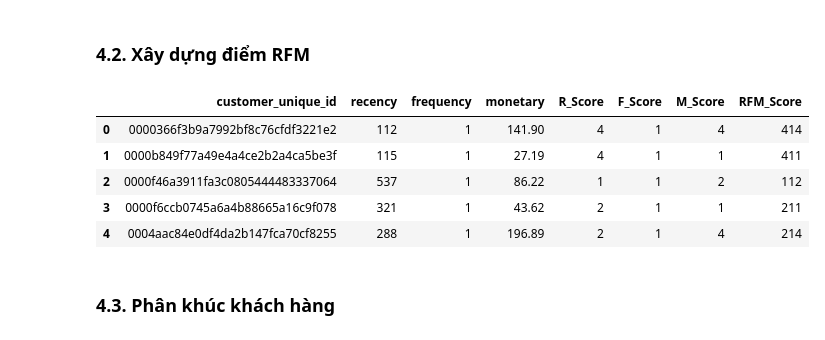
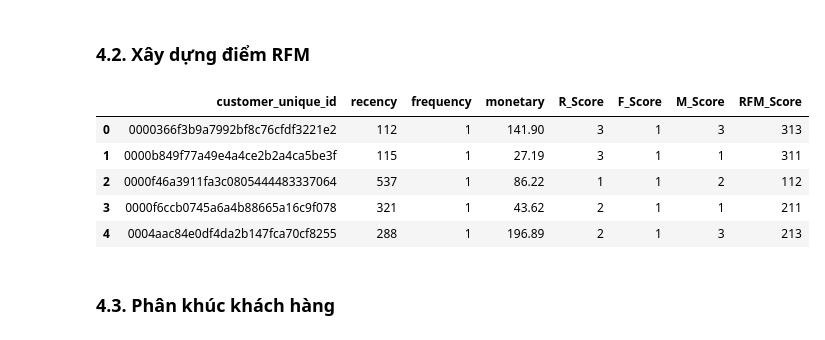
Before and after one commit to vduong042/Brazilian-E-Commerce-Analysis, a Jupyter notebook: E-Commerce-Analysis.ipynb, the cells around one changed output. Drawn from its saved outputs; the diff is of its cells as text; code cells hidden in the pictures.

```diff
--- a/E-Commerce-Analysis.ipynb
+++ b/E-Commerce-Analysis.ipynb
@@ -1770,6 +1770,19 @@ rfm = rfm_df.groupby('customer_unique_id').agg(
 # %% [markdown]
 ### 4.2. Xây dựng điểm RFM
 # %%
+# Phân loại R_Score
+def recency_score(x):
+    if x <= 30:
+        return 5
+    elif x <= 90:
+        return 4
+    elif x <= 180:
+        return 3
+    elif x <= 365:
+        return 2
+    else:  # x > 365
+        return 1
+
 # Phân loại F_Score
 def frequency_score(x):
     if x == 1:
@@ -1782,21 +1795,33 @@ def frequency_score(x):
         return 4
     else:  # x >= 6
         return 5
+
+# Phân loại M_Score
+def monetary_score(x):
+    if x < 50:
+        return 1
+    elif x <= 100:
+        return 2
+    elif x <= 500:
+        return 3
+    elif x <= 1000:
+        return 4
+    else:  # x > 1000
+        return 5
 # %%
-# Thực hiện phân loại, gán điểm cho từng chỉ số theo tứ phân vị
-label = [1, 2, 3, 4, 5]
-rfm['R_Score'] = pd.qcut(rfm['recency'], 5, labels=label[::-1])
+# Thực hiện phân loại, gán điểm cho từng chỉ
+rfm['R_Score'] = rfm['recency'].apply(recency_score)
 rfm['F_Score'] = rfm['frequency'].apply(frequency_score)
-rfm['M_Score'] = pd.qcut(rfm['monetary'], 5, labels=label)
+rfm['M_Score'] = rfm['monetary'].apply(monetary_score)
 rfm["RFM_Score"] = rfm["R_Score"].astype(str) + rfm["F_Score"].astype(str) + rfm["M_Score"].astype(str) # Tạo mã RFM
 display(rfm.head())
 # %% [output]
 |  | customer_unique_id | recency | frequency | monetary | R_Score | F_Score | M_Score | RFM_Score |
-| 0 | 0000366f3b9a7992bf8c76cfdf3221e2 | 112 | 1 | 141.90 | 4 | 1 | 4 | 414 |
-| 1 | 0000b849f77a49e4a4ce2b2a4ca5be3f | 115 | 1 | 27.19 | 4 | 1 | 1 | 411 |
+| 0 | 0000366f3b9a7992bf8c76cfdf3221e2 | 112 | 1 | 141.90 | 3 | 1 | 3 | 313 |
+| 1 | 0000b849f77a49e4a4ce2b2a4ca5be3f | 115 | 1 | 27.19 | 3 | 1 | 1 | 311 |
 | 2 | 0000f46a3911fa3c0805444483337064 | 537 | 1 | 86.22 | 1 | 1 | 2 | 112 |
 | 3 | 0000f6ccb0745a6a4b88665a16c9f078 | 321 | 1 | 43.62 | 2 | 1 | 1 | 211 |
-| 4 | 0004aac84e0df4da2b147fca70cf8255 | 288 | 1 | 196.89 | 2 | 1 | 4 | 214 |
+| 4 | 0004aac84e0df4da2b147fca70cf8255 | 288 | 1 | 196.89 | 2 | 1 | 3 | 213 |
 # %% [markdown]
 ### 4.3. Phân khúc khách hàng
 # %%
```
Also changed, not shown: parts of 4 cells of this notebook, 1 other file.
